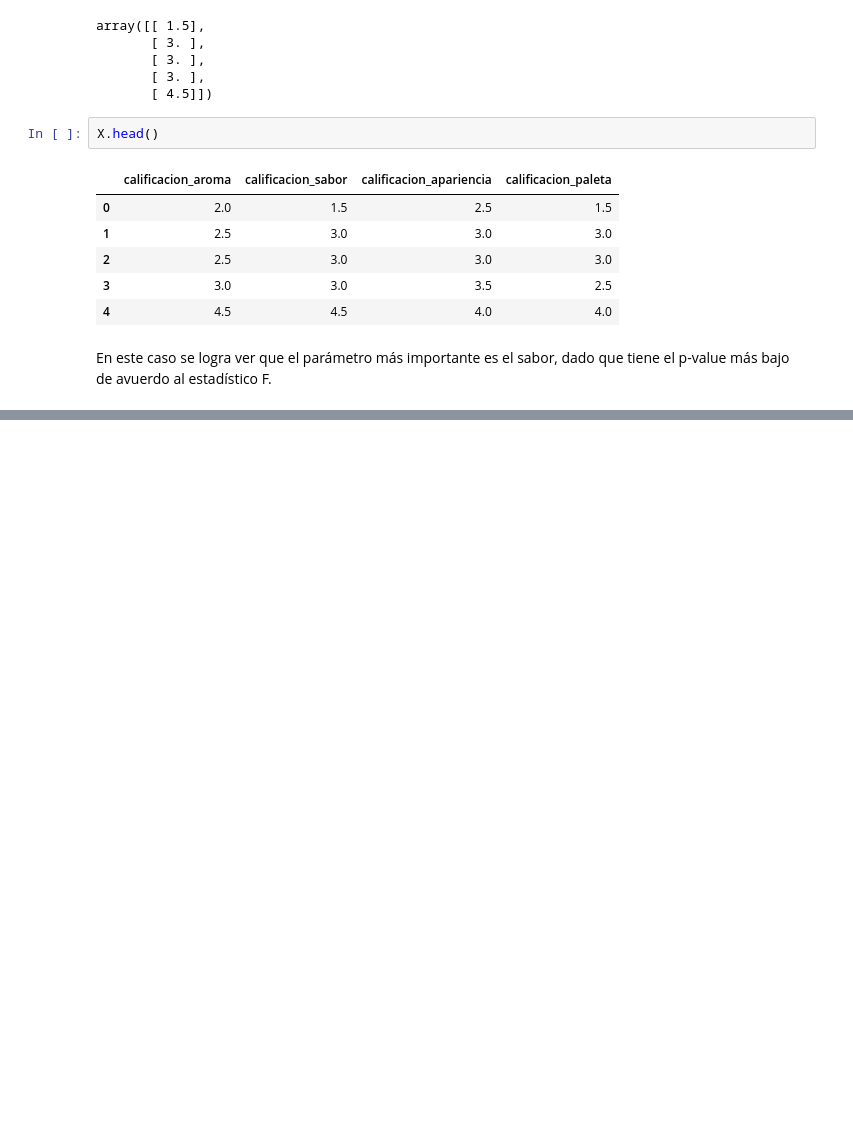
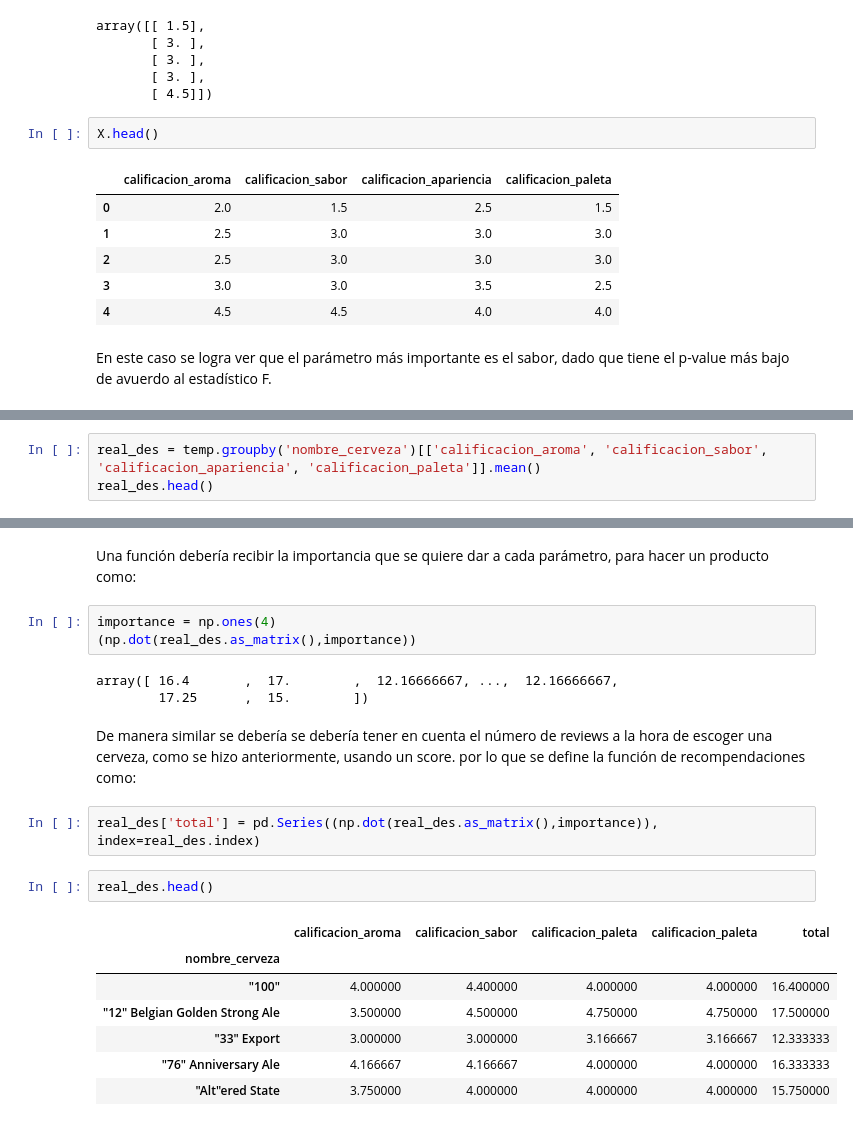
Before and after one commit to juanclopezr/Beer_reviews, a Jupyter notebook: Beer_reviews.ipynb, the cells around one changed output, grey strips where cells are left out. Drawn from its saved outputs; the diff is of its cells as text; blank space fills up the shorter version.

Commit message:
Pruebas sobre la función de recomendación

```diff
--- a/Beer_reviews.ipynb
+++ b/Beer_reviews.ipynb
@@ -349,0 +411,3 @@ En este caso se logra ver que el parámetro más importante es el sabor, dado qu
+# %%
+real_des = temp.groupby('nombre_cerveza')[['calificacion_aroma', 'calificacion_sabor', 'calificacion_apariencia', 'calificacion_paleta']].mean()
+real_des.head()
@@ -349,0 +422,22 @@ En este caso se logra ver que el parámetro más importante es el sabor, dado qu
+# %% [markdown]
+Una función debería recibir la importancia que se quiere dar a cada parámetro, para hacer un producto como:
+# %%
+importance = np.ones(4)
+(np.dot(real_des.as_matrix(),importance))
+# %% [output]
+array([ 16.4       ,  17.        ,  12.16666667, ...,  12.16666667,
+        17.25      ,  15.        ])
+# %% [markdown]
+De manera similar se debería se debería tener en cuenta el número de reviews a la hora de escoger una cerveza, como se hizo anteriormente, usando un score. por lo que se define la función de recompendaciones como:
+# %%
+real_des['total'] = pd.Series((np.dot(real_des.as_matrix(),importance)), index=real_des.index)
+# %%
+real_des.head()
+# %% [output]
+|  | calificacion_aroma | calificacion_sabor | calificacion_paleta | calificacion_paleta | total |
+| nombre_cerveza |  |  |  |  |  |
+| "100" | 4.000000 | 4.400000 | 4.000000 | 4.000000 | 16.400000 |
+| "12" Belgian Golden Strong Ale | 3.500000 | 4.500000 | 4.750000 | 4.750000 | 17.500000 |
+| "33" Export | 3.000000 | 3.000000 | 3.166667 | 3.166667 | 12.333333 |
+| "76" Anniversary Ale | 4.166667 | 4.166667 | 4.000000 | 4.000000 | 16.333333 |
+| "Alt"ered State | 3.750000 | 4.000000 | 4.000000 | 4.000000 | 15.750000 |
```
Also changed, not shown: parts of 22 cells of this notebook.
